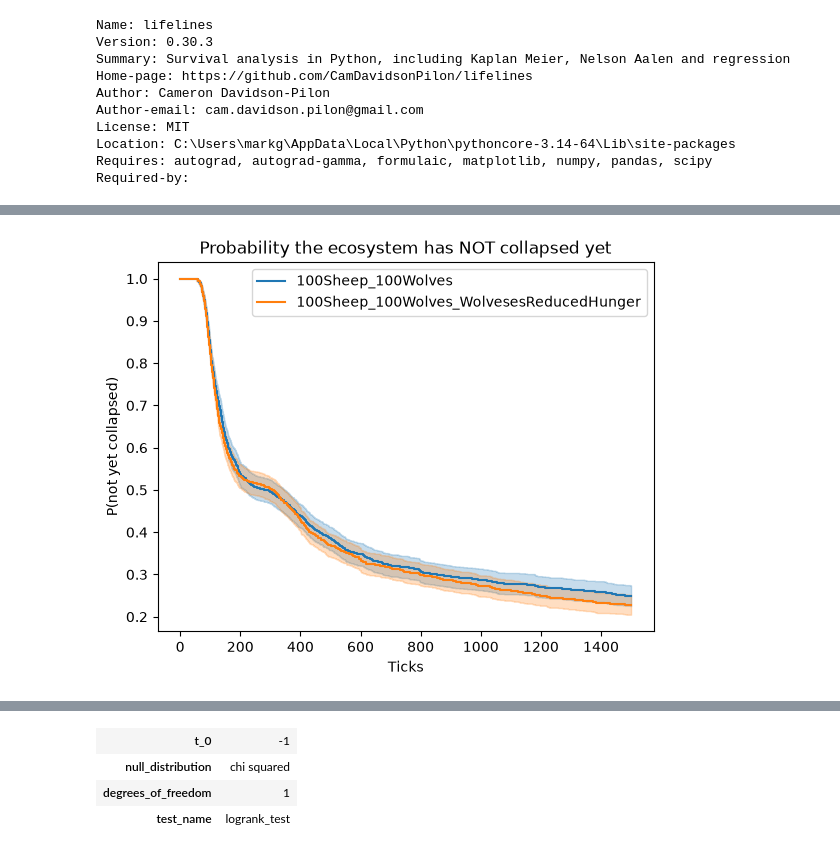
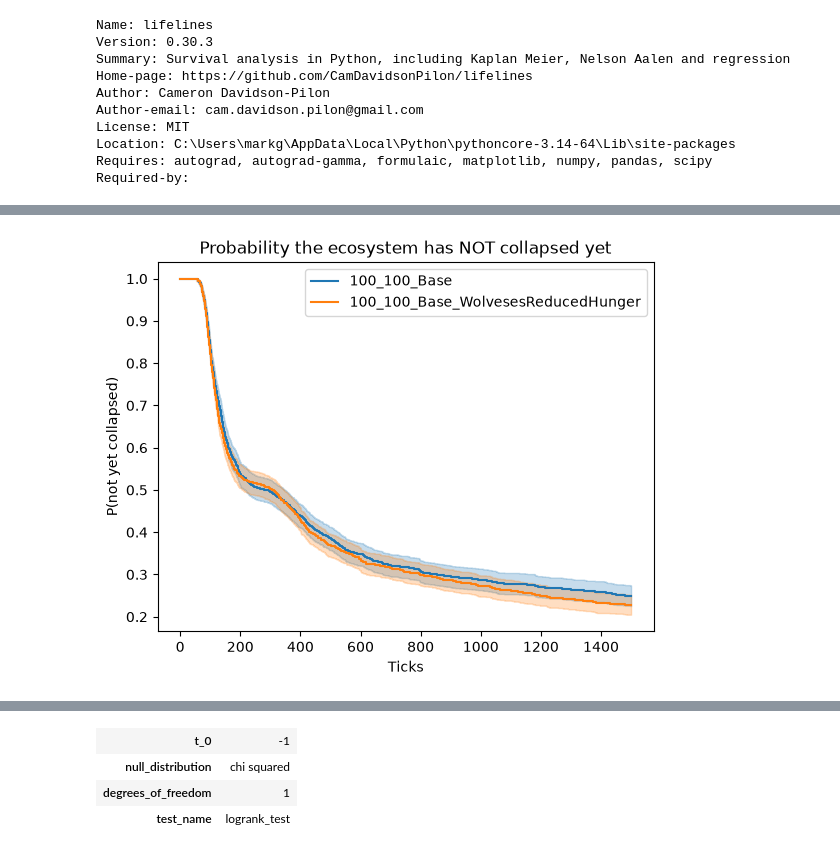
Before and after one commit to MarkGScott960/DACSS690C_HW4, a Jupyter notebook: wolves_sheep_BS_comparison.ipynb, the cells around one changed output, grey strips where cells are left out. Drawn from its saved outputs; the diff is of its cells as text; code cells hidden in the pictures.

```diff
--- a/wolves_sheep_BS_comparison.ipynb
+++ b/wolves_sheep_BS_comparison.ipynb
@@ -6,7 +4,7 @@ Comparing **100 sheep / 100 wolves** vs **400 sheep / 400 wolves** — same mode
 ## Data links:
 # %%
 bs100link='https://github.com/DACSS-CSSmeths-summer/abm/raw/main/experiments/experiment_100_100.csv'
-marks100link='https://raw.githubusercontent.com/MarkGScott960/DACSS690C_HW4/main/Modified_Wolf_Sheep_Predation_simpler%20experiment_100_100-table.csv'
+marks100link='https://github.com/MarkGScott960/DACSS690C_HW4/raw/main/Wolf_Sheep_Predation_simpler%20experiment_100_100-table.csv'
  #"C:/Users/markg/OneDrive/Desktop/DACCS/DACCS 690C - Computational Social Science Methods/Week 4 - Social Simulation/DACSS690C_HW4/Wolf_Sheep_Predation_simpler experiment_100_100-table.csv"
 # %%
 import pandas as pd
@@ -21,10 +19,18 @@ BehaviorSpace table exports start with 6 lines of metadata (model name, timestam
 # %%
+
+# using a dictionary because some of my columns were not perfectly ordered on my expirement
+# otherwise the heatmap was transposed and hard to read
 def read_bs_table(path):
     df = pd.read_csv(path, skiprows=6)
-    df.columns = ["run_number", "sheep_reproduce", "wolf_reproduce",
-                  "grass_regrowth_time", "step",
-                  "land_with_grass", "count_sheep", "count_wolves"]
-    return df
+    return df.rename(columns={
+        "[run number]": "run_number",
+        "sheep-reproduce": "sheep_reproduce",
+        "wolf-reproduce": "wolf_reproduce",
+        "grass-regrowth-time": "grass_regrowth_time",
+        "[step]": "step",
+        "count sheep": "count_sheep",
+        "count wolves": "count_wolves",
+    })
 
-#exp_100 = read_bs_table(bs100link)
+exp_100 = read_bs_table(bs100link)
 exp_100_marks = read_bs_table(marks100link)
@@ -93,8 +92,8 @@ def add_derived(df, time_limit=1500):
 exp_100 = add_derived(exp_100)
 exp_100_marks = add_derived(exp_100_marks)
 
-exp_100["config"] = "100Sheep_100Wolves"
-exp_100_marks["config"] = "400Sheep_400Wolves"
+exp_100["config"] = "100_100_Base"
+exp_100_marks["config"] = "Reduced_Wolf_Hunger"
 
 both = pd.concat([exp_100, exp_100_marks], ignore_index=True)
 both.head()
@@ -180,27 +178,27 @@ Kaplan-Meier is built exactly for this situation: it estimates the probability t
 # %%
 from lifelines import KaplanMeierFitter
 from lifelines.statistics import logrank_test
 
 both["event"] = ~both["censored"]  # event = 1 if collapse actually happened before the time limit
 
-sub_100 = both[both["config"] == "100Sheep_100Wolves"]
-sub_100_marks = both[both["config"] == "400Sheep_400Wolves"]
+sub_100 = both[both["config"] == "100_100_Base"]
+sub_100_marks = both[both["config"] == "Reduced_Wolf_Hunger"]
 
 kmf_100 = KaplanMeierFitter()
 kmf_100_marks = KaplanMeierFitter()
 
 ax = plt.subplot(111)
-kmf_100.fit(sub_100["step"], event_observed=sub_100["event"], label="100Sheep_100Wolves")
+kmf_100.fit(sub_100["step"], event_observed=sub_100["event"], label="100_100_Base")
 kmf_100.plot_survival_function(ax=ax)
 
 
-kmf_100_marks.fit(sub_100_marks["step"], event_observed=sub_100_marks["event"], label="100Sheep_100Wolves_WolvesesReducedHunger")
+kmf_100_marks.fit(sub_100_marks["step"], event_observed=sub_100_marks["event"], label="100_100_Base_WolvesesReducedHunger")
 kmf_100_marks.plot_survival_function(ax=ax)
 
 plt.title("Probability the ecosystem has NOT collapsed yet")
 plt.xlabel("Ticks")
 plt.ylabel("P(not yet collapsed)")
 plt.show()
 # %% [output]
-[figure, old version]
+[figure, new version]
 # %% [markdown]
```
Also changed, not shown: parts of 16 cells of this notebook.
